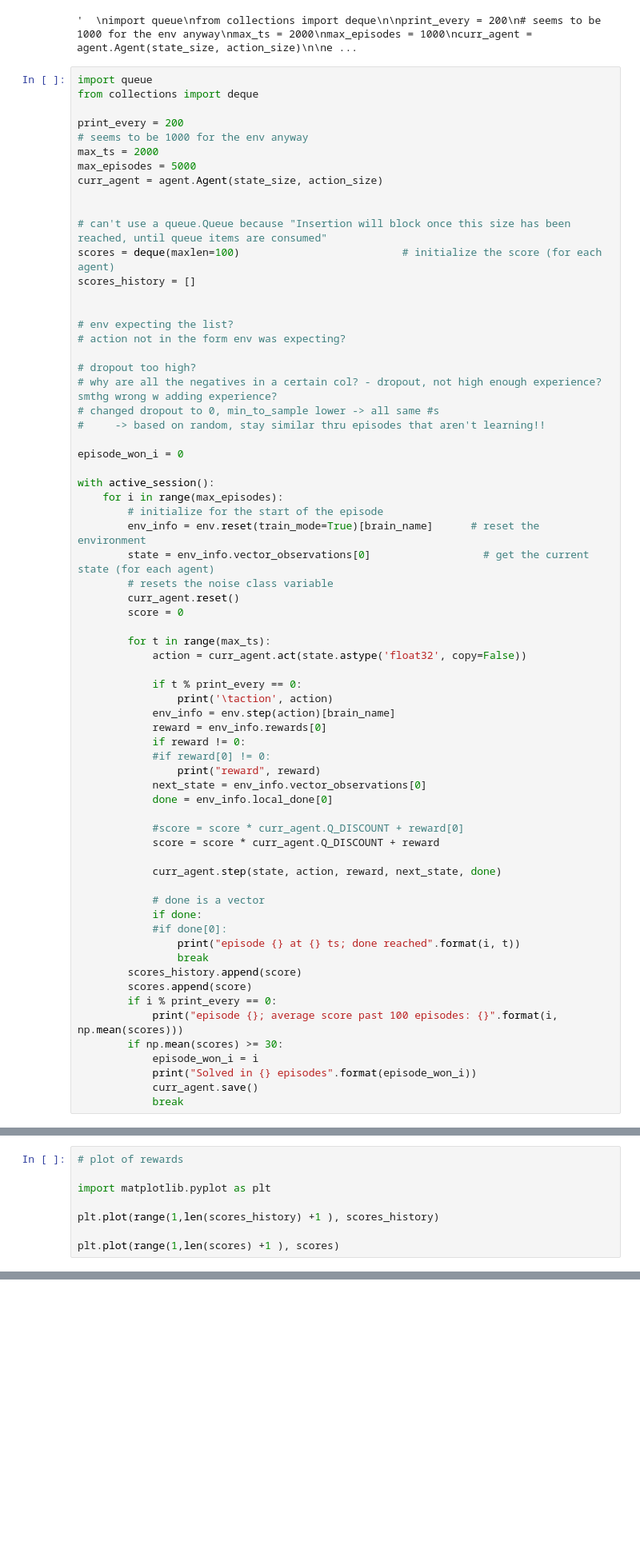
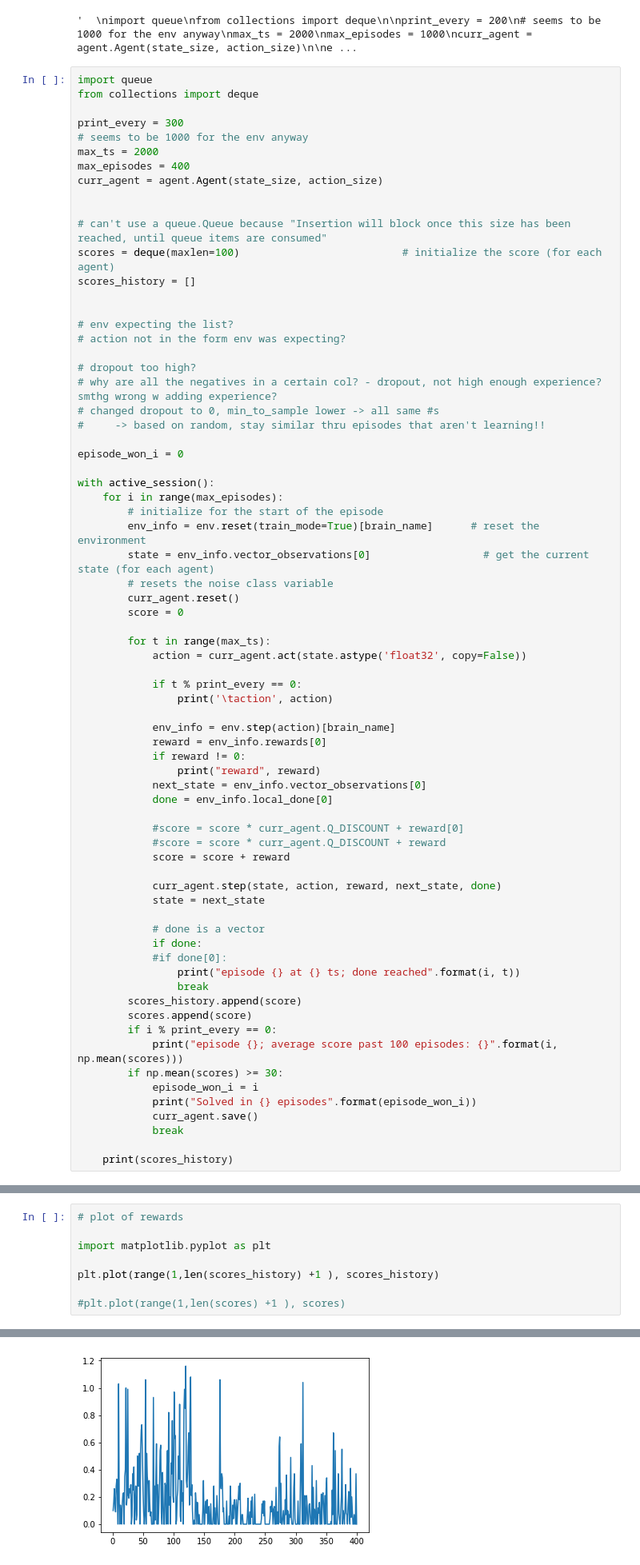
Before and after one commit to k-staple/deep-reinforcement-learning, a Jupyter notebook: p2_continuous-control/Continuous_Control.ipynb, the cells around one changed output, grey strips where cells are left out. Shown at 80% size. Drawn from its saved outputs; the diff is of its cells as text; blank space fills up the shorter version.

```diff
--- a/p2_continuous-control/Continuous_Control.ipynb
+++ b/p2_continuous-control/Continuous_Control.ipynb
@@ -203,10 +203,10 @@ with active_session():
 import queue
 from collections import deque
 
-print_every = 200
+print_every = 300
 # seems to be 1000 for the env anyway
 max_ts = 2000
-max_episodes = 5000
+max_episodes = 400
 curr_agent = agent.Agent(state_size, action_size)
 
 
@@ -239,18 +239,20 @@ with active_session():
 
             if t % print_every == 0:
                 print('\taction', action)
+
             env_info = env.step(action)[brain_name]
             reward = env_info.rewards[0]
             if reward != 0:
-            #if reward[0] != 0:
                 print("reward", reward)
             next_state = env_info.vector_observations[0]
             done = env_info.local_done[0]
 
             #score = score * curr_agent.Q_DISCOUNT + reward[0]
-            score = score * curr_agent.Q_DISCOUNT + reward
+            #score = score * curr_agent.Q_DISCOUNT + reward
+            score = score + reward
 
             curr_agent.step(state, action, reward, next_state, done)
+            state = next_state
 
             # done is a vector
             if done:
@@ -266,3 +268,5 @@ with active_session():
             print("Solved in {} episodes".format(episode_won_i))
             curr_agent.save()
             break
+
+    print(scores_history)
@@ -273,4 +295,5 @@ import matplotlib.pyplot as plt
 
 plt.plot(range(1,len(scores_history) +1 ), scores_history)
 
-plt.plot(range(1,len(scores) +1 ), scores)
+#plt.plot(range(1,len(scores) +1 ), scores)
+# %% [output]
@@ -277,3 +301,4 @@ plt.plot(range(1,len(scores) +1 ), scores)
+[figure, added]
 # %%
 import importlib
 importlib.reload(agent)
```
Also changed, not shown: parts of 2 cells of this notebook, 2 other files.
